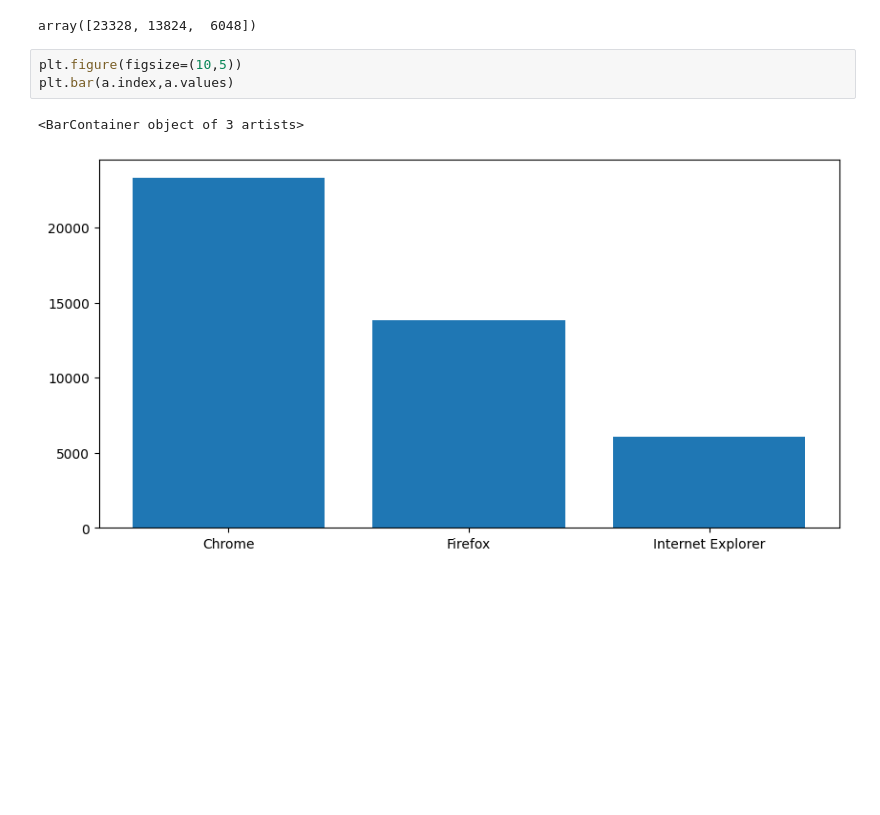
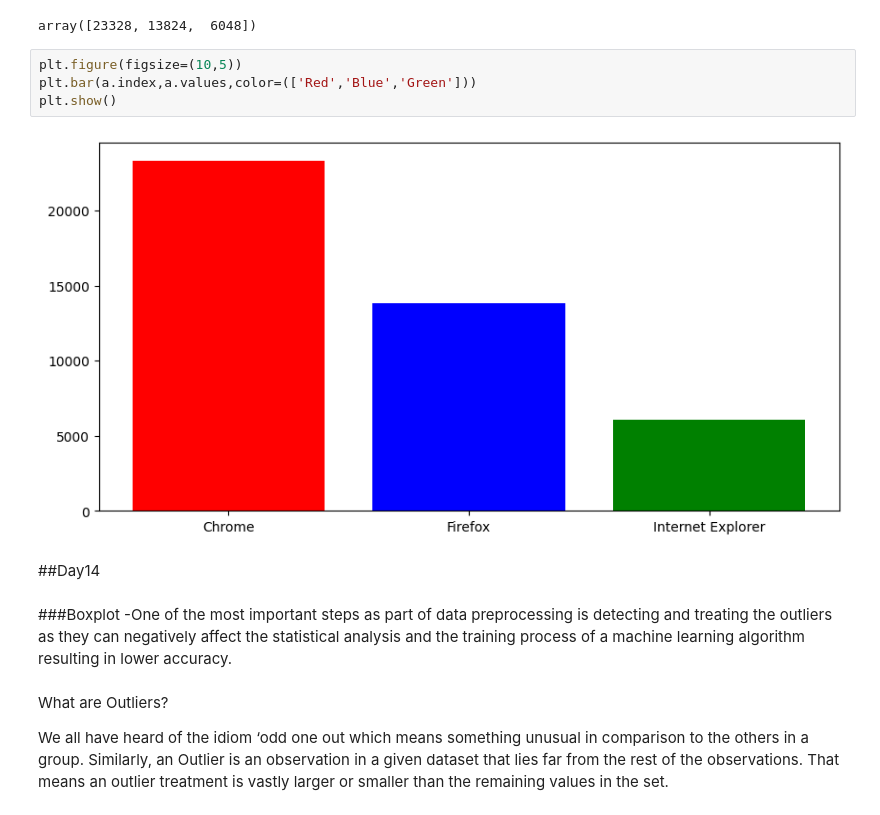
Before and after one commit to ShravanJadhav/DataScience_Practice, a Jupyter notebook: DataScience_Visualization.ipynb, the cells around one changed output. Cells and saved outputs as stored; diff of their text form; blank space fills up the shorter version.

```diff
--- a/DataScience_Visualization.ipynb
+++ b/DataScience_Visualization.ipynb
@@ -164,7 +164,16 @@ a.values
 array([23328, 13824,  6048])
 # %%
 plt.figure(figsize=(10,5))
-plt.bar(a.index,a.values)
+plt.bar(a.index,a.values,color=(['Red','Blue','Green']))
+plt.show()
 # %% [output]
-<BarContainer object of 3 artists>
-[figure, old version]
+[figure, new version]
+# %% [markdown]
+##Day14
+# %% [markdown]
+###Boxplot
+-One of the most important steps as part of data preprocessing is detecting and treating the outliers as they can negatively affect the statistical analysis and the training process of a machine learning algorithm resulting in lower accuracy.
+# %% [markdown]
+What are Outliers?
+
+We all have heard of the idiom ‘odd one out which means something unusual in comparison to the others in a group. Similarly, an Outlier is an observation in a given dataset that lies far from the rest of the observations. That means an outlier treatment is vastly larger or smaller than the remaining values in the set.
```
Also changed, not shown: parts of 6 cells of this notebook.
